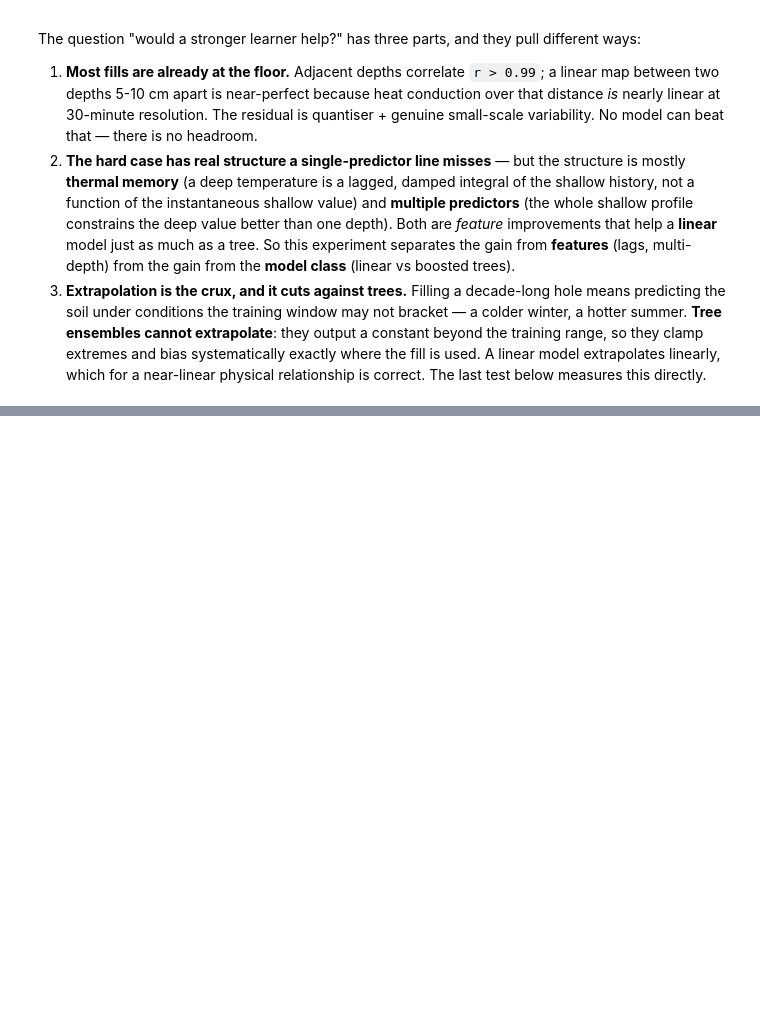
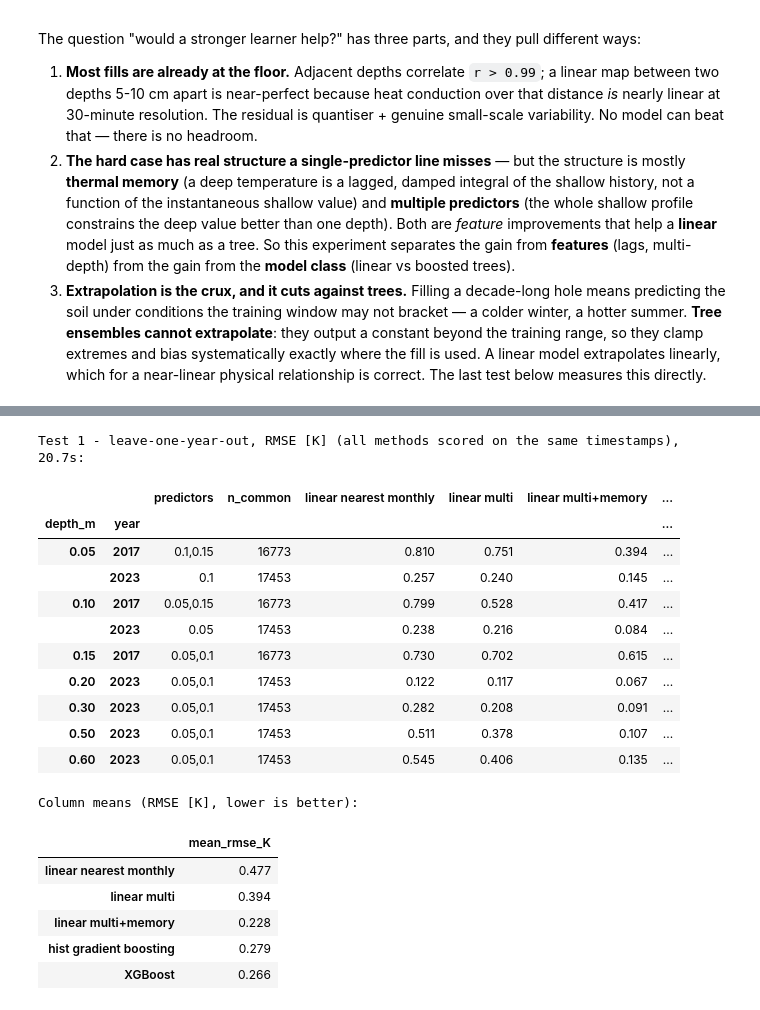
Before and after one commit to holukas/dataset_ch-lae_flux_product, a Jupyter notebook: workflow/10_METEO/30_PRODUCTS/TS_FF1_GAPFILL_ML_COMPARISON.ipynb, the cells around one changed output, grey strips where cells are left out. Cells and saved outputs as stored; diff of their text form; code cells hidden in the pictures; blank space fills up the shorter version.

```diff
--- a/workflow/10_METEO/30_PRODUCTS/TS_FF1_GAPFILL_ML_COMPARISON.ipynb
+++ b/workflow/10_METEO/30_PRODUCTS/TS_FF1_GAPFILL_ML_COMPARISON.ipynb
@@ -344,0 +388,41 @@ print("clamping problem, and it is the regime a decade-long hole lives in.")
+# %%
+def run_year(target, yr):
+    hide = (full_index.year == yr) & M[target].notna()
+    if hide.sum() < 3000:
+        return None
+    keep = ~hide
+    cands = usable_predictors(M, [d for d in DEPTHS if d != target], keep, hide)
+    if not cands:
+        return None
+    return {"depth_m": float(target), "year": yr, "predictors": ",".join(cands),
+            **compare_methods(M, target, cands, keep, hide)}
+
+
+_t0 = time.perf_counter()
+TEST1 = pd.DataFrame([r for tgt in DEPTHS for yr in TEST1_YEARS
+                      if (r := run_year(tgt, yr)) is not None]).set_index(["depth_m", "year"])
+print(f"Test 1 - leave-one-year-out, RMSE [K] (all methods scored on the same timestamps), "
+      f"{time.perf_counter() - _t0:.1f}s:")
+display(TEST1.round(3))
+print("\nColumn means (RMSE [K], lower is better):")
+display(TEST1[METHOD_COLS].mean().round(3).to_frame("mean_rmse_K"))
+# %% [output]
+Test 1 - leave-one-year-out, RMSE [K] (all methods scored on the same timestamps), 20.7s:
+|  |  | predictors | n_common | linear nearest monthly | linear multi | linear multi+memory | ... |
+| depth_m | year |  |  |  |  |  | ... |
+| 0.05 | 2017 | 0.1,0.15 | 16773 | 0.810 | 0.751 | 0.394 | ... |
+|  | 2023 | 0.1 | 17453 | 0.257 | 0.240 | 0.145 | ... |
+| 0.10 | 2017 | 0.05,0.15 | 16773 | 0.799 | 0.528 | 0.417 | ... |
+|  | 2023 | 0.05 | 17453 | 0.238 | 0.216 | 0.084 | ... |
+| 0.15 | 2017 | 0.05,0.1 | 16773 | 0.730 | 0.702 | 0.615 | ... |
+| 0.20 | 2023 | 0.05,0.1 | 17453 | 0.122 | 0.117 | 0.067 | ... |
+| 0.30 | 2023 | 0.05,0.1 | 17453 | 0.282 | 0.208 | 0.091 | ... |
+| 0.50 | 2023 | 0.05,0.1 | 17453 | 0.511 | 0.378 | 0.107 | ... |
+| 0.60 | 2023 | 0.05,0.1 | 17453 | 0.545 | 0.406 | 0.135 | ... |
+Column means (RMSE [K], lower is better):
+|  | mean_rmse_K |
+| linear nearest monthly | 0.477 |
+| linear multi | 0.394 |
+| linear multi+memory | 0.228 |
+| hist gradient boosting | 0.279 |
+| XGBoost | 0.266 |
```
Also changed, not shown: parts of 36 cells of this notebook.
